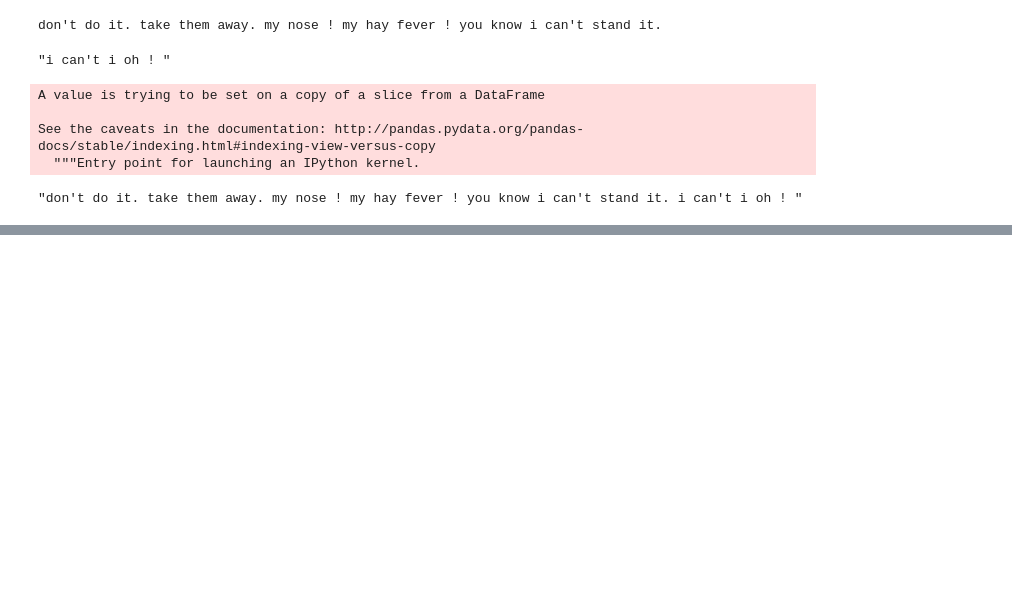
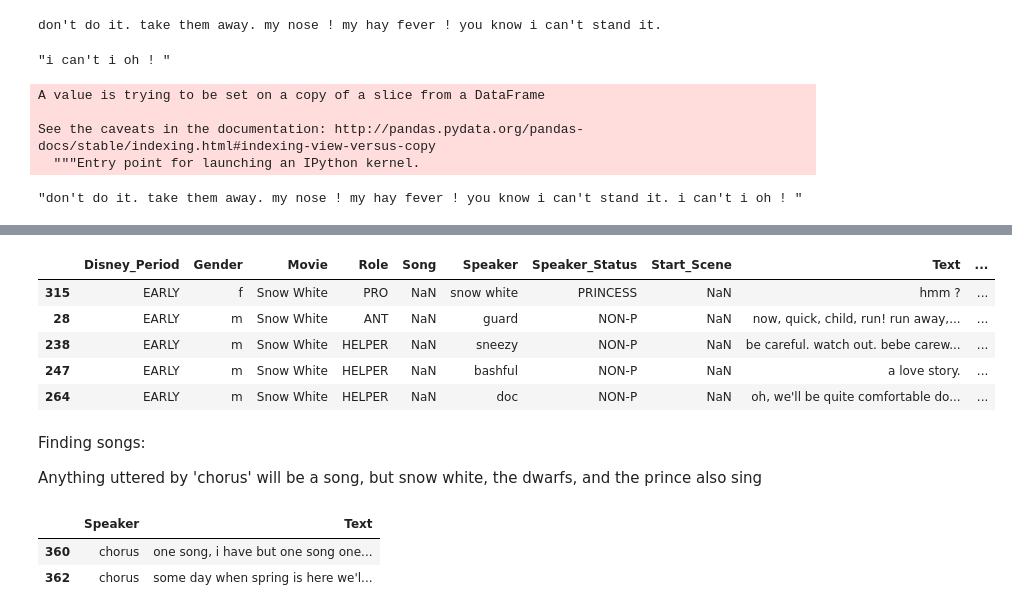
Before and after one commit to Data-Science-for-Linguists-2019/Animated-Movie-Gendered-Dialogue, a Jupyter notebook: code/Disney_Data_Edits.ipynb, the cells around one changed output, grey strips where cells are left out. Cells and saved outputs as stored; diff of their text form; code cells hidden in the pictures; blank space fills up the shorter version.

```diff
--- a/code/Disney_Data_Edits.ipynb
+++ b/code/Disney_Data_Edits.ipynb
@@ -185,0 +440,19 @@ new_snow_white[["Speaker", "Text"]].iloc[294:298]
+# %%
+snow_white.sample(5)
+# %% [output]
+|  | Disney_Period | Gender | Movie | Role | Song | Speaker | Speaker_Status | Start_Scene | Text | ... |
+| 315 | EARLY | f | Snow White | PRO | NaN | snow white | PRINCESS | NaN | hmm ? | ... |
+| 28 | EARLY | m | Snow White | ANT | NaN | guard | NON-P | NaN | now, quick, child, run! run away,... | ... |
+| 238 | EARLY | m | Snow White | HELPER | NaN | sneezy | NON-P | NaN | be careful. watch out. bebe carew... | ... |
+| 247 | EARLY | m | Snow White | HELPER | NaN | bashful | NON-P | NaN | a love story. | ... |
+| 264 | EARLY | m | Snow White | HELPER | NaN | doc | NON-P | NaN | oh, we'll be quite comfortable do... | ... |
+# %% [markdown]
+Finding songs:
+
+Anything uttered by 'chorus' will be a song, but snow white, the dwarfs, and the prince also sing
+# %%
+snow_white[["Speaker", "Text"]][snow_white.Speaker == 'chorus']
+# %% [output]
+|  | Speaker | Text |
+| 360 | chorus | one song, i have but one song one... |
+| 362 | chorus | some day when spring is here we'l... |
```
Also changed, not shown: parts of 139 cells of this notebook.
